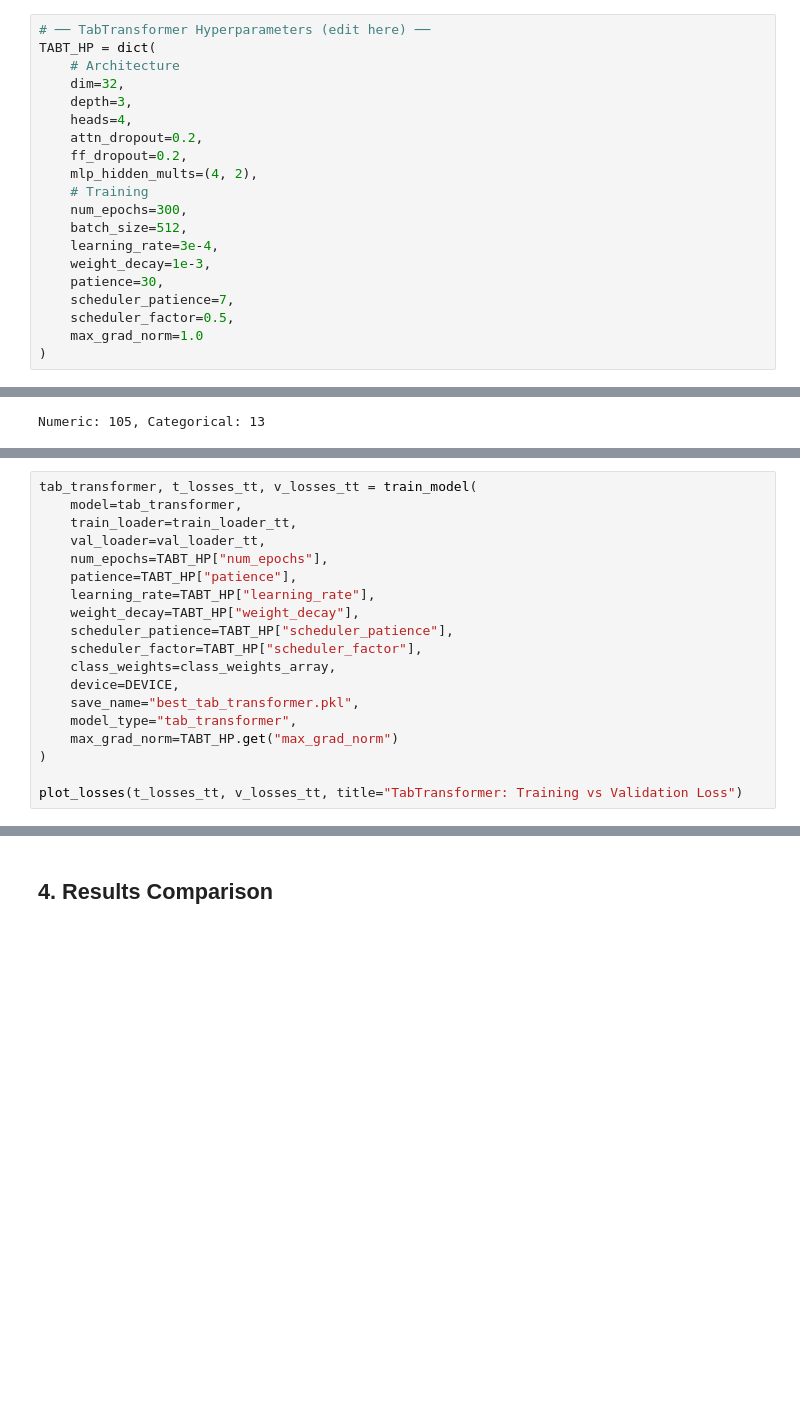
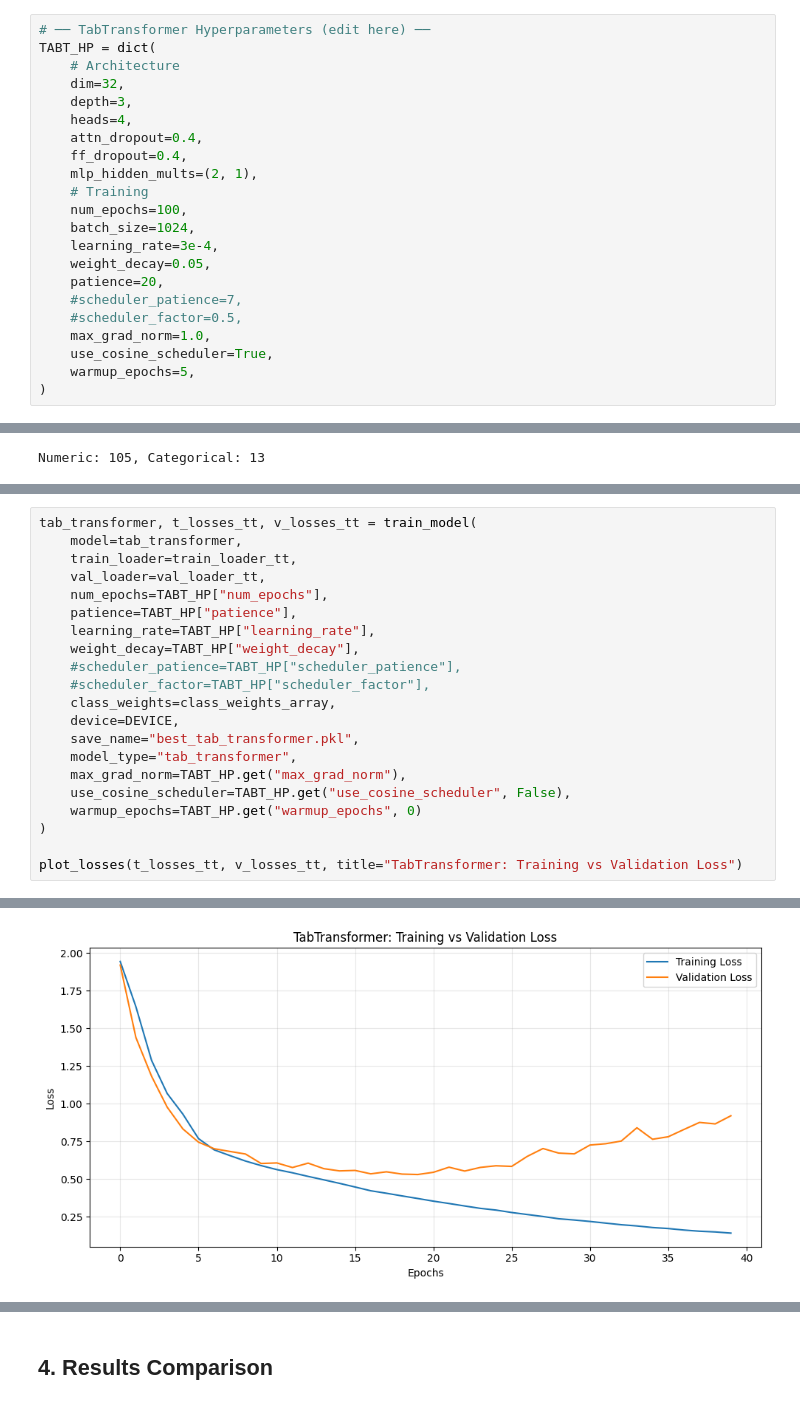
Before and after one commit to ma3ti/Loan-Risk-Classification, a Jupyter notebook: train.ipynb, the cells around one changed output, grey strips where cells are left out. Drawn from its saved outputs; the diff is of its cells as text; blank space fills up the shorter version.

```diff
--- a/train.ipynb
+++ b/train.ipynb
@@ -478,18 +672,20 @@ TABT_HP = dict(
     dim=32,
     depth=3,
     heads=4,
-    attn_dropout=0.2,
-    ff_dropout=0.2,
-    mlp_hidden_mults=(4, 2),
+    attn_dropout=0.4,
+    ff_dropout=0.4,
+    mlp_hidden_mults=(2, 1),
     # Training
-    num_epochs=300,
-    batch_size=512,
+    num_epochs=100,
+    batch_size=1024,
     learning_rate=3e-4,
-    weight_decay=1e-3,
-    patience=30,
-    scheduler_patience=7,
-    scheduler_factor=0.5,
-    max_grad_norm=1.0
+    weight_decay=0.05,
+    patience=20,
+    #scheduler_patience=7,
+    #scheduler_factor=0.5,
+    max_grad_norm=1.0,
+    use_cosine_scheduler=True,
+    warmup_epochs=5,
 )
 # %%
 # Build datasets (TabularDataset splits num/cat)
@@ -553,13 +749,15 @@ tab_transformer, t_losses_tt, v_losses_tt = train_model(
     patience=TABT_HP["patience"],
     learning_rate=TABT_HP["learning_rate"],
     weight_decay=TABT_HP["weight_decay"],
-    scheduler_patience=TABT_HP["scheduler_patience"],
-    scheduler_factor=TABT_HP["scheduler_factor"],
+    #scheduler_patience=TABT_HP["scheduler_patience"],
+    #scheduler_factor=TABT_HP["scheduler_factor"],
     class_weights=class_weights_array,
     device=DEVICE,
     save_name="best_tab_transformer.pkl",
     model_type="tab_transformer",
-    max_grad_norm=TABT_HP.get("max_grad_norm")
+    max_grad_norm=TABT_HP.get("max_grad_norm"),
+    use_cosine_scheduler=TABT_HP.get("use_cosine_scheduler", False),
+    warmup_epochs=TABT_HP.get("warmup_epochs", 0)
 )
 
 plot_losses(t_losses_tt, v_losses_tt, title="TabTransformer: Training vs Validation Loss")
@@ -568,3 +782,4 @@ KeyboardInterrupt:
+[figure, added]
 # %%
 # Evaluate TabTransformer
 tt_results = evaluate_model(
```
Also changed, not shown: parts of 23 cells of this notebook, 6 other files.
